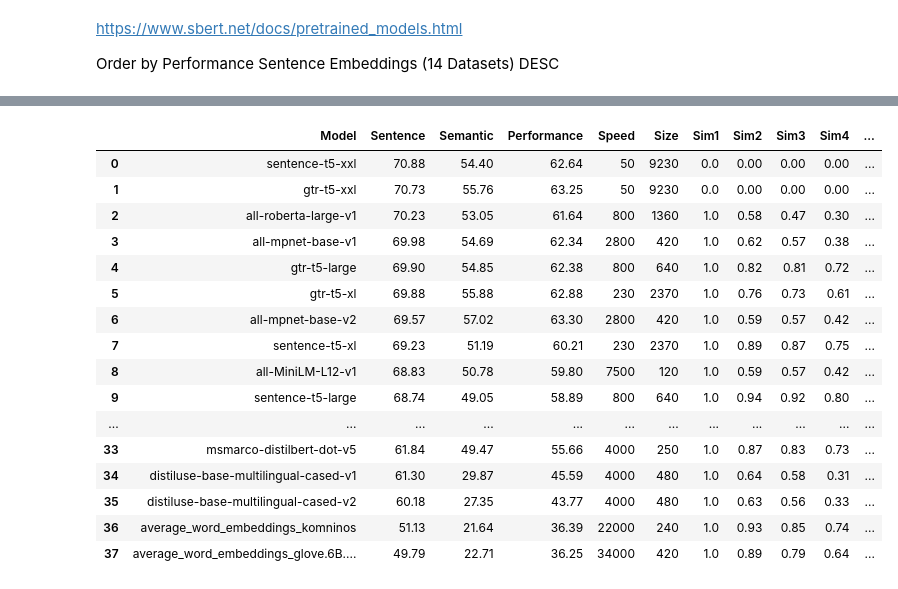
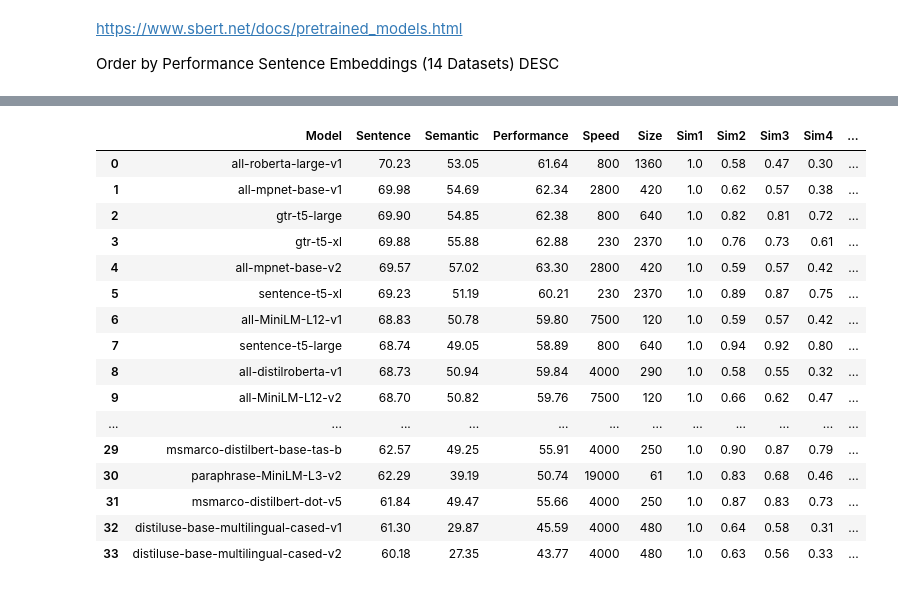
Before and after one commit to sergiomar73/nlp-google-colab, a Jupyter notebook: Semantic Textual Similarity.ipynb, the cells around one changed output, grey strips where cells are left out. Cells and saved outputs as stored; diff of their text form; code cells hidden in the pictures.

```diff
--- a/Semantic Textual Similarity.ipynb
+++ b/Semantic Textual Similarity.ipynb
@@ -83,8 +83,8 @@ import pandas as pd
 columns= ['Model','Sentence','Semantic','Performance','Speed','Size','Sim1','Sim2','Sim3','Sim4','Sim5']
 
 values = [
-('sentence-t5-xxl'                       , 70.88, 54.40, 62.64,    50,  9230, 0.00, 0.00, 0.00, 0.00,  0.00),
-('gtr-t5-xxl'                            , 70.73, 55.76, 63.25,    50,  9230, 0.00, 0.00, 0.00, 0.00,  0.00),
+# ('sentence-t5-xxl'                       , 70.88, 54.40, 62.64,    50,  9230, 0.00, 0.00, 0.00, 0.00,  0.00),
+# ('gtr-t5-xxl'                            , 70.73, 55.76, 63.25,    50,  9230, 0.00, 0.00, 0.00, 0.00,  0.00),
 ('all-roberta-large-v1'                  , 70.23, 53.05, 61.64,   800,	1360, 1.00, 0.58, 0.47, 0.30, -0.05),
 ('all-mpnet-base-v1'                     , 69.98, 54.69, 62.34,  2800,	 420, 1.00, 0.62, 0.57, 0.38,  0.04),
 ('gtr-t5-large'                          , 69.90, 54.85, 62.38,   800,	 640, 1.00, 0.82, 0.81, 0.72,  0.49),
@@ -98,49 +98,49 @@ values = [
 ('all-MiniLM-L6-v2'                      , 68.06, 49.54, 58.80, 14200,	  80, 1.00, 0.67, 0.61, 0.45,  0.06),
 ('all-MiniLM-L6-v1'                      , 68.03, 48.07, 58.05, 14200,	  80, 1.00, 0.60, 0.54, 0.45,  0.00),
 ('paraphrase-mpnet-base-v2'              , 67.97, 47.43, 57.70,  2800,	 420, 1.00, 0.75, 0.59, 0.43,  0.02),
 ('sentence-t5-base'                      , 67.84, 44.63, 56.23,  2500,	 210, 1.00, 0.94, 0.93, 0.84,  0.69),
 ('gtr-t5-base'                           , 67.65, 51.15, 59.40,  2500,	 210, 1.00, 0.84, 0.77, 0.65,  0.44),
 ('multi-qa-mpnet-base-dot-v1'            , 66.76, 57.60, 62.18,  2800,	 420, 1.00, 0.74, 0.60, 0.47,  0.28),
 ('multi-qa-distilbert-dot-v1'            , 66.67, 52.51, 59.59,  4000,	 250, 1.00, 0.59, 0.39, 0.17,  0.23),
 ('multi-qa-mpnet-base-cos-v1'            , 66.29, 57.46, 61.88,  2800,	 420, 1.00, 0.67, 0.56, 0.43,  0.07),
 ('paraphrase-distilroberta-base-v2'      , 66.27, 43.10, 54.69,  4000,	 290, 1.00, 0.74, 0.69, 0.39, -0.03),
 ('paraphrase-TinyBERT-L6-v2'             , 66.19, 41.07, 53.63,  4500,	 240, 1.00, 0.69, 0.60, 0.46, -0.00),
 ('paraphrase-MiniLM-L12-v2'              , 66.01, 43.01, 54.51,  7500,	 120, 1.00, 0.65, 0.52, 0.42,  0.08),
 ('multi-qa-distilbert-cos-v1'            , 65.98, 52.83, 59.41,  4000,	 250, 1.00, 0.56, 0.57, 0.43,  0.08),
 ('paraphrase-multilingual-mpnet-base-v2' , 65.83, 41.68, 53.75,  2500,	 970, 1.00, 0.84, 0.68, 0.44,  0.06),
 ('paraphrase-MiniLM-L6-v2'               , 64.82, 40.31, 52.56, 14200,	  80, 1.00, 0.78, 0.67, 0.47,  0.01),
 ('paraphrase-albert-small-v2'            , 64.46, 40.04, 52.25,  5000,	  43, 1.00, 0.67, 0.52, 0.40,  0.03),
 ('multi-qa-MiniLM-L6-cos-v1'             , 64.33, 51.83, 58.08, 14200,	  80, 1.00, 0.66, 0.58, 0.38,  0.09),
 ('paraphrase-multilingual-MiniLM-L12-v2' , 64.25, 39.19, 51.72,  7500,	 420, 1.00, 0.76, 0.64, 0.48,  0.03),
 ('multi-qa-MiniLM-L6-dot-v1'             , 63.90, 49.19, 56.55, 14200,	  80, 1.00, 0.83, 0.69, 0.62,  0.56),
 ('msmarco-bert-base-dot-v5'              , 62.68, 52.11, 57.39,  2800,	 420, 1.00, 0.94, 0.92, 0.87,  0.82),
 ('msmarco-distilbert-base-tas-b'         , 62.57, 49.25, 55.91,  4000,	 250, 1.00, 0.90, 0.87, 0.79,  0.64),
 ('paraphrase-MiniLM-L3-v2'               , 62.29, 39.19, 50.74, 19000,	  61, 1.00, 0.83, 0.68, 0.46,  0.08),
 ('msmarco-distilbert-dot-v5'             , 61.84, 49.47, 55.66,  4000,	 250, 1.00, 0.87, 0.83, 0.73,  0.68),
 ('distiluse-base-multilingual-cased-v1'  , 61.30, 29.87, 45.59,  4000,	 480, 1.00, 0.64, 0.58, 0.31,  0.06),
 ('distiluse-base-multilingual-cased-v2'  , 60.18, 27.35, 43.77,  4000,	 480, 1.00, 0.63, 0.56, 0.33,  0.05),
-('average_word_embeddings_komninos'      , 51.13, 21.64, 36.39, 22000,	 240, 1.00, 0.93, 0.85, 0.74,  0.53),
-('average_word_embeddings_glove.6B.300d' , 49.79, 22.71, 36.25, 34000,	 420, 1.00, 0.89, 0.79, 0.64,  0.40)
+# ('average_word_embeddings_komninos'      , 51.13, 21.64, 36.39, 22000,	 240, 1.00, 0.93, 0.85, 0.74,  0.53),
+# ('average_word_embeddings_glove.6B.300d' , 49.79, 22.71, 36.25, 34000,	 420, 1.00, 0.89, 0.79, 0.64,  0.40)
 ]
 
 df = pd.DataFrame(values, columns=columns)
-
+df['Delta'] = df['Sim2'] - df['Sim5']
 df
 # %% [output]
 |  | Model | Sentence | Semantic | Performance | Speed | Size | Sim1 | Sim2 | Sim3 | Sim4 | ... |
-| 0 | sentence-t5-xxl | 70.88 | 54.40 | 62.64 | 50 | 9230 | 0.0 | 0.00 | 0.00 | 0.00 | ... |
-| 1 | gtr-t5-xxl | 70.73 | 55.76 | 63.25 | 50 | 9230 | 0.0 | 0.00 | 0.00 | 0.00 | ... |
-| 2 | all-roberta-large-v1 | 70.23 | 53.05 | 61.64 | 800 | 1360 | 1.0 | 0.58 | 0.47 | 0.30 | ... |
-| 3 | all-mpnet-base-v1 | 69.98 | 54.69 | 62.34 | 2800 | 420 | 1.0 | 0.62 | 0.57 | 0.38 | ... |
-| 4 | gtr-t5-large | 69.90 | 54.85 | 62.38 | 800 | 640 | 1.0 | 0.82 | 0.81 | 0.72 | ... |
-| 5 | gtr-t5-xl | 69.88 | 55.88 | 62.88 | 230 | 2370 | 1.0 | 0.76 | 0.73 | 0.61 | ... |
-| 6 | all-mpnet-base-v2 | 69.57 | 57.02 | 63.30 | 2800 | 420 | 1.0 | 0.59 | 0.57 | 0.42 | ... |
-| 7 | sentence-t5-xl | 69.23 | 51.19 | 60.21 | 230 | 2370 | 1.0 | 0.89 | 0.87 | 0.75 | ... |
-| 8 | all-MiniLM-L12-v1 | 68.83 | 50.78 | 59.80 | 7500 | 120 | 1.0 | 0.59 | 0.57 | 0.42 | ... |
-| 9 | sentence-t5-large | 68.74 | 49.05 | 58.89 | 800 | 640 | 1.0 | 0.94 | 0.92 | 0.80 | ... |
+| 0 | all-roberta-large-v1 | 70.23 | 53.05 | 61.64 | 800 | 1360 | 1.0 | 0.58 | 0.47 | 0.30 | ... |
+| 1 | all-mpnet-base-v1 | 69.98 | 54.69 | 62.34 | 2800 | 420 | 1.0 | 0.62 | 0.57 | 0.38 | ... |
+| 2 | gtr-t5-large | 69.90 | 54.85 | 62.38 | 800 | 640 | 1.0 | 0.82 | 0.81 | 0.72 | ... |
+| 3 | gtr-t5-xl | 69.88 | 55.88 | 62.88 | 230 | 2370 | 1.0 | 0.76 | 0.73 | 0.61 | ... |
+| 4 | all-mpnet-base-v2 | 69.57 | 57.02 | 63.30 | 2800 | 420 | 1.0 | 0.59 | 0.57 | 0.42 | ... |
+| 5 | sentence-t5-xl | 69.23 | 51.19 | 60.21 | 230 | 2370 | 1.0 | 0.89 | 0.87 | 0.75 | ... |
+| 6 | all-MiniLM-L12-v1 | 68.83 | 50.78 | 59.80 | 7500 | 120 | 1.0 | 0.59 | 0.57 | 0.42 | ... |
+| 7 | sentence-t5-large | 68.74 | 49.05 | 58.89 | 800 | 640 | 1.0 | 0.94 | 0.92 | 0.80 | ... |
+| 8 | all-distilroberta-v1 | 68.73 | 50.94 | 59.84 | 4000 | 290 | 1.0 | 0.58 | 0.55 | 0.32 | ... |
+| 9 | all-MiniLM-L12-v2 | 68.70 | 50.82 | 59.76 | 7500 | 120 | 1.0 | 0.66 | 0.62 | 0.47 | ... |
 | ... | ... | ... | ... | ... | ... | ... | ... | ... | ... | ... | ... |
-| 33 | msmarco-distilbert-dot-v5 | 61.84 | 49.47 | 55.66 | 4000 | 250 | 1.0 | 0.87 | 0.83 | 0.73 | ... |
-| 34 | distiluse-base-multilingual-cased-v1 | 61.30 | 29.87 | 45.59 | 4000 | 480 | 1.0 | 0.64 | 0.58 | 0.31 | ... |
-| 35 | distiluse-base-multilingual-cased-v2 | 60.18 | 27.35 | 43.77 | 4000 | 480 | 1.0 | 0.63 | 0.56 | 0.33 | ... |
-| 36 | average_word_embeddings_komninos | 51.13 | 21.64 | 36.39 | 22000 | 240 | 1.0 | 0.93 | 0.85 | 0.74 | ... |
-| 37 | average_word_embeddings_glove.6B.... | 49.79 | 22.71 | 36.25 | 34000 | 420 | 1.0 | 0.89 | 0.79 | 0.64 | ... |
+| 29 | msmarco-distilbert-base-tas-b | 62.57 | 49.25 | 55.91 | 4000 | 250 | 1.0 | 0.90 | 0.87 | 0.79 | ... |
+| 30 | paraphrase-MiniLM-L3-v2 | 62.29 | 39.19 | 50.74 | 19000 | 61 | 1.0 | 0.83 | 0.68 | 0.46 | ... |
+| 31 | msmarco-distilbert-dot-v5 | 61.84 | 49.47 | 55.66 | 4000 | 250 | 1.0 | 0.87 | 0.83 | 0.73 | ... |
+| 32 | distiluse-base-multilingual-cased-v1 | 61.30 | 29.87 | 45.59 | 4000 | 480 | 1.0 | 0.64 | 0.58 | 0.31 | ... |
+| 33 | distiluse-base-multilingual-cased-v2 | 60.18 | 27.35 | 43.77 | 4000 | 480 | 1.0 | 0.63 | 0.56 | 0.33 | ... |
```
Also changed, not shown: parts of 7 cells of this notebook.
